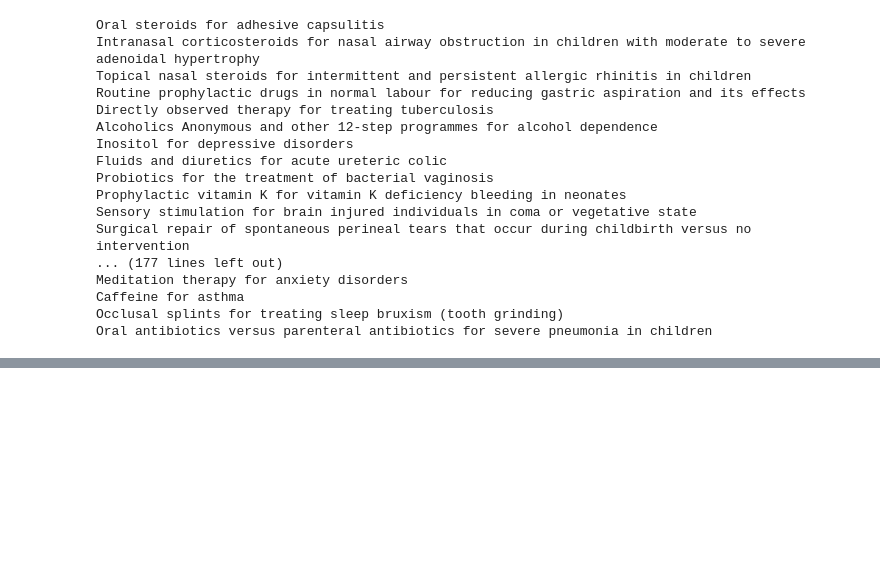
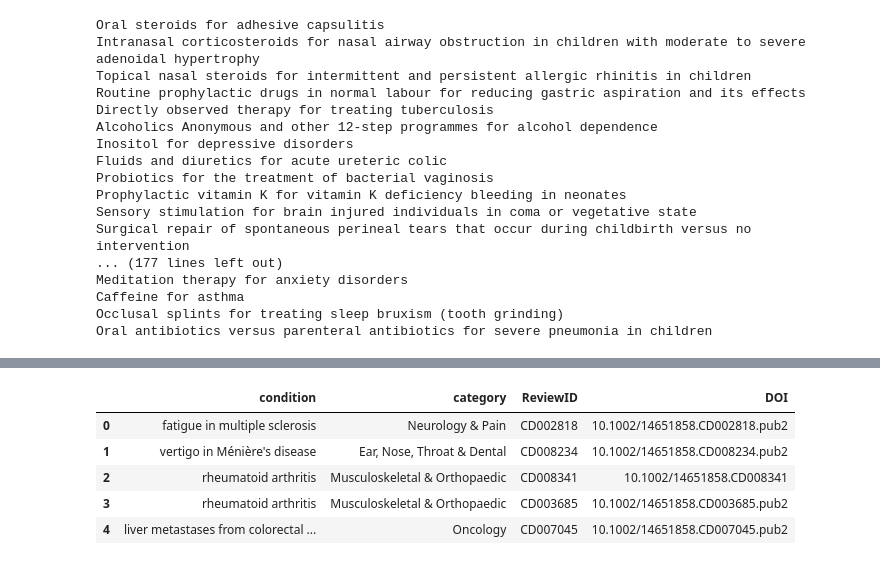
Before and after one commit to hyesunyun/LLMHealthFramingEffect, a Jupyter notebook: data/data_exploration_preprocess.ipynb, the cells around one changed output, grey strips where cells are left out. Saved outputs shown, nothing was run; the diff lists cells and outputs as text; code cells hidden in the pictures; blank space fills up the shorter version.

```diff
--- a/data/data_exploration_preprocess.ipynb
+++ b/data/data_exploration_preprocess.ipynb
@@ -1017,0 +1020,12 @@ Oral antibiotics versus parenteral antibiotics for severe pneumonia in children
+# %%
+import pandas as pd
+
+questions_df = pd.read_json("../code/outputs/questions/qwen3_thinking-4B/cochrane_review_data_final_with_questions.json")
+conditions = []
+for _, row in questions_df.iterrows():
+    extracted_text = row["ExtractedText"]
+    condition = extracted_text.get("condition")
+    conditions.append(condition)
+
+conditions_df = pd.DataFrame(conditions)
+conditions_df.to_csv("cochrane_review_conditions.csv", index=False, header=False)
@@ -1017,0 +1070,9 @@ Oral antibiotics versus parenteral antibiotics for severe pneumonia in children
+# %%
+condition_categories_df.head()
+# %% [output]
+|  | condition | category | ReviewID | DOI |
+| 0 | fatigue in multiple sclerosis | Neurology & Pain | CD002818 | 10.1002/14651858.CD002818.pub2 |
+| 1 | vertigo in Ménière's disease | Ear, Nose, Throat & Dental | CD008234 | 10.1002/14651858.CD008234.pub2 |
+| 2 | rheumatoid arthritis | Musculoskeletal & Orthopaedic | CD008341 | 10.1002/14651858.CD008341 |
+| 3 | rheumatoid arthritis | Musculoskeletal & Orthopaedic | CD003685 | 10.1002/14651858.CD003685.pub2 |
+| 4 | liver metastases from colorectal ... | Oncology | CD007045 | 10.1002/14651858.CD007045.pub2 |
```
Also changed, not shown: parts of 10 cells of this notebook, 25 other files.
